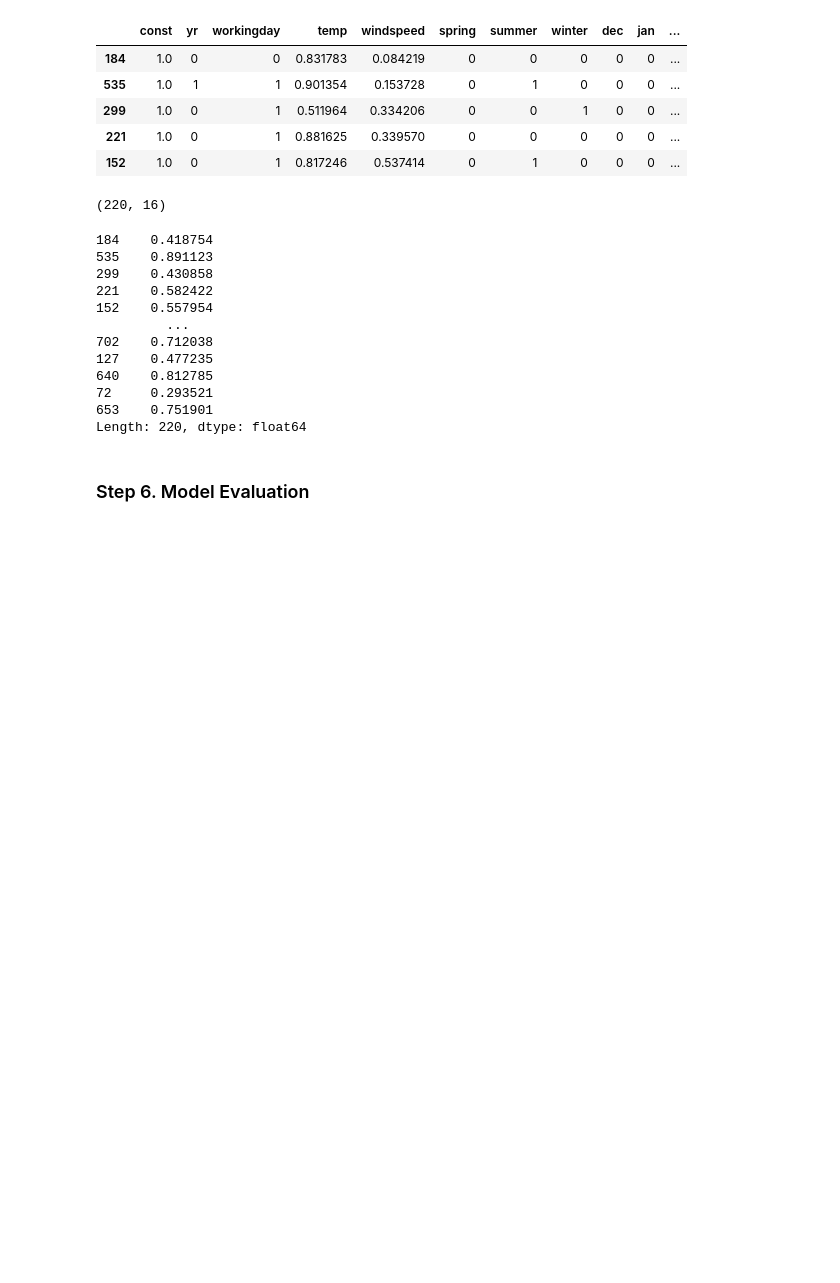
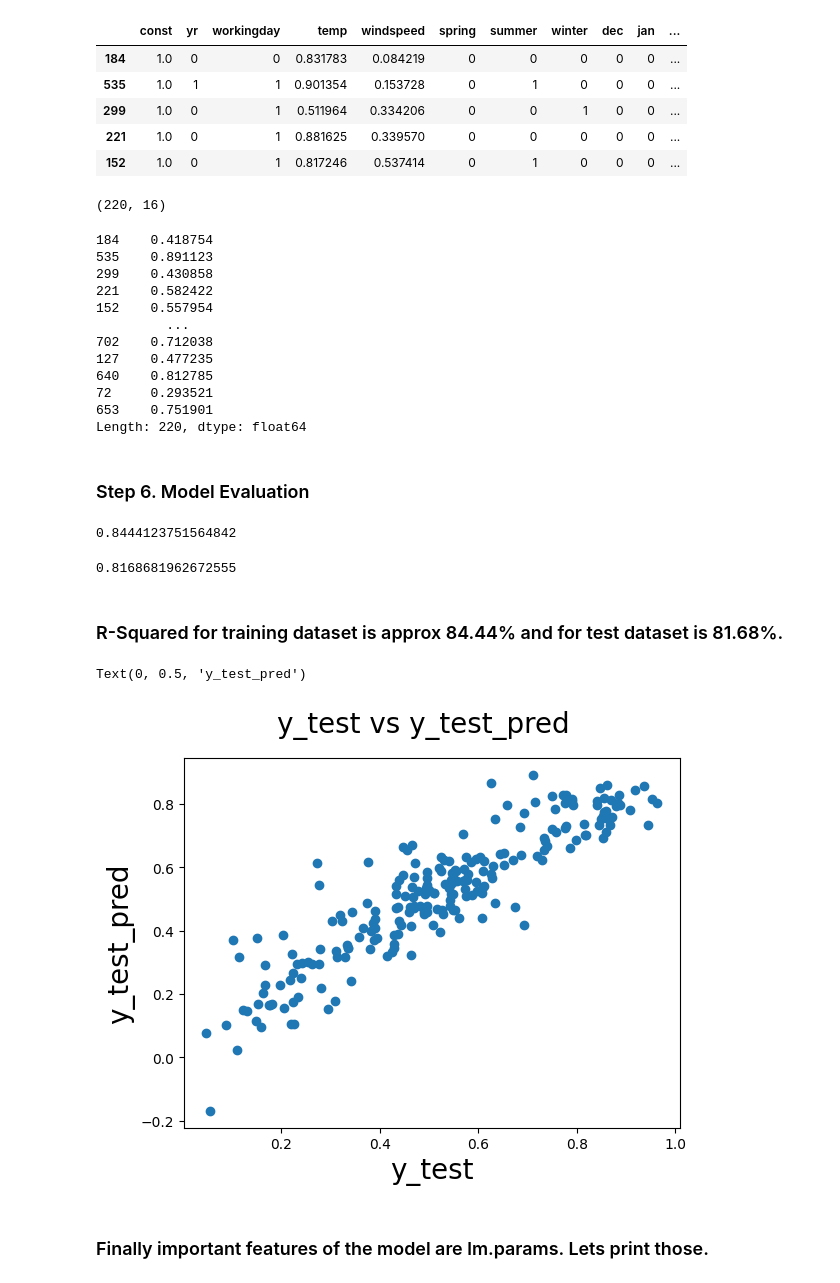
Before and after one commit to kc11381/Bike_Sharing_Case_Study, a Jupyter notebook: bike_sharing_predictors.ipynb, the cells around one changed output. Saved outputs shown, nothing was run; the diff lists cells and outputs as text; code cells hidden in the pictures; blank space fills up the shorter version.

Commit message:
model evaluation done

```diff
--- a/bike_sharing_predictors.ipynb
+++ b/bike_sharing_predictors.ipynb
@@ -1052,3 +1055,28 @@ y_test_pred
 Length: 220, dtype: float64
 # %% [markdown]
 ### Step 6. Model Evaluation
+# %%
+# R-squared score on the train dataset
+r2_score(y_train, y_train_pred)
+# %% [output]
+0.8444123751564842
+# %%
+# R-squared score on the test dataset
+r2_score(y_test, y_test_pred)
+# %% [output]
+0.8168681962672555
+# %% [markdown]
+### R-Squared for training dataset is approx 84.44% and for test dataset is 81.68%.
+# %%
+# Plotting y_test and y_pred for spread
+
+fig = plt.figure()
+plt.scatter(y_test, y_test_pred)
+fig.suptitle('y_test vs y_test_pred', fontsize = 20)
+plt.xlabel('y_test', fontsize = 20)
+plt.ylabel('y_test_pred', fontsize = 20)
+# %% [output]
+Text(0, 0.5, 'y_test_pred')
+[figure, added]
+# %% [markdown]
+### Finally important features of the model are lm.params. Lets print those.
```
Also changed, not shown: parts of 2 cells of this notebook.
